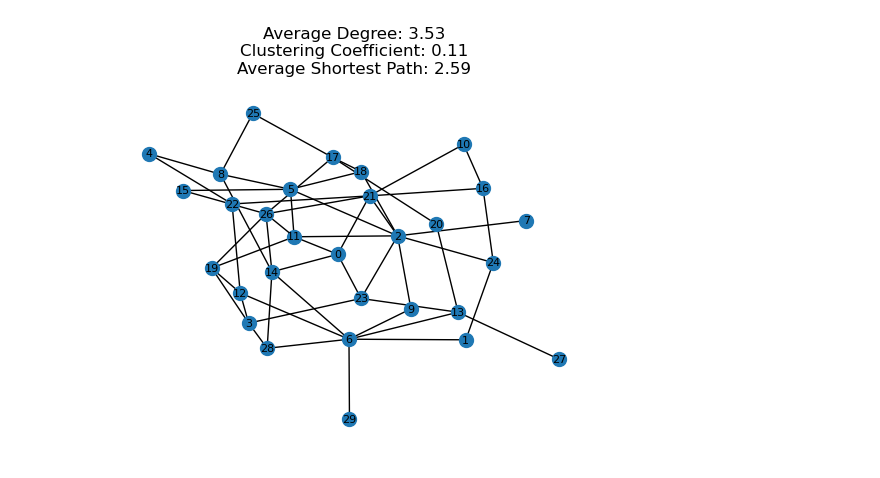
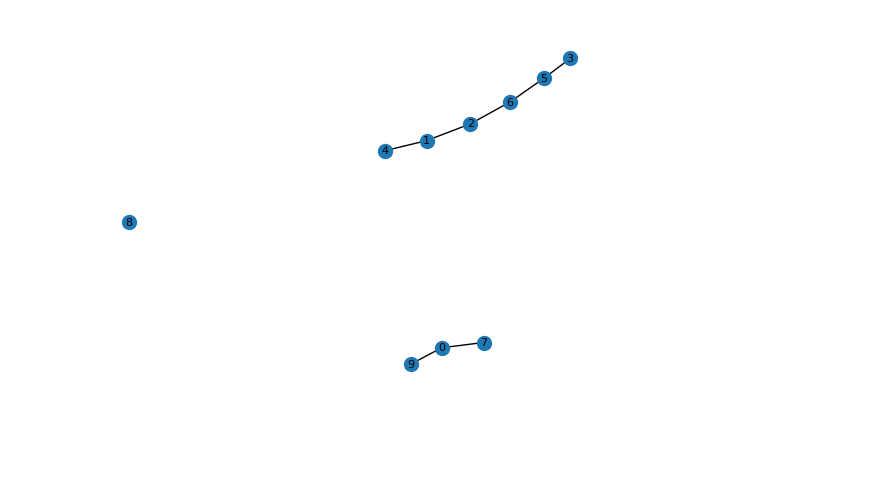
Before and after one commit to daniprec/BAM-Applied-Math-Lab, a Jupyter notebook: sessions/s07_networks/network.ipynb, the cells around one changed output. Saved outputs shown, nothing was run; the diff lists cells and outputs as text; code cells hidden in the pictures; blank space fills up the shorter version.

Commit message:
Network notebook

```diff
--- a/sessions/s07_networks/network.ipynb
+++ b/sessions/s07_networks/network.ipynb
@@ -38,0 +27,12 @@ dict_metrics = {
+# %%
+# RANDOM GRAPH
+
+# Number of nodes (n)
+num_nodes = 10
+# Probability of edge creation (p)
+prob_edge = 0.2
+
+# Random graph: Erdos-Renyi model
+graph = nx.erdos_renyi_graph(num_nodes, prob_edge)
+
+graph
@@ -39,16 +51,8 @@ dict_metrics = {
 # %%
+# Draw the network
 fig, ax = plt.subplots()
-
-# Draw the network
 nx.draw(graph, ax=ax, with_labels=True, node_size=100, font_size=8)
-# Add some metrics to the plot
-ax.set_title(
-    f"Average Degree: {dict_metrics['average_degree']:.2f}\n"
-    f"Clustering Coefficient: {dict_metrics['clustering_coefficient']:.2f}\n"
-    f"Average Shortest Path: {dict_metrics['average_shortest_path']:.2f}"
-)
-
-plt.show()
-plt.close()
+plt.show(fig)
+plt.close(fig)
 # %% [output]
-[figure, old version]
+[figure, new version]
```
Also changed, not shown: parts of 19 cells of this notebook.
